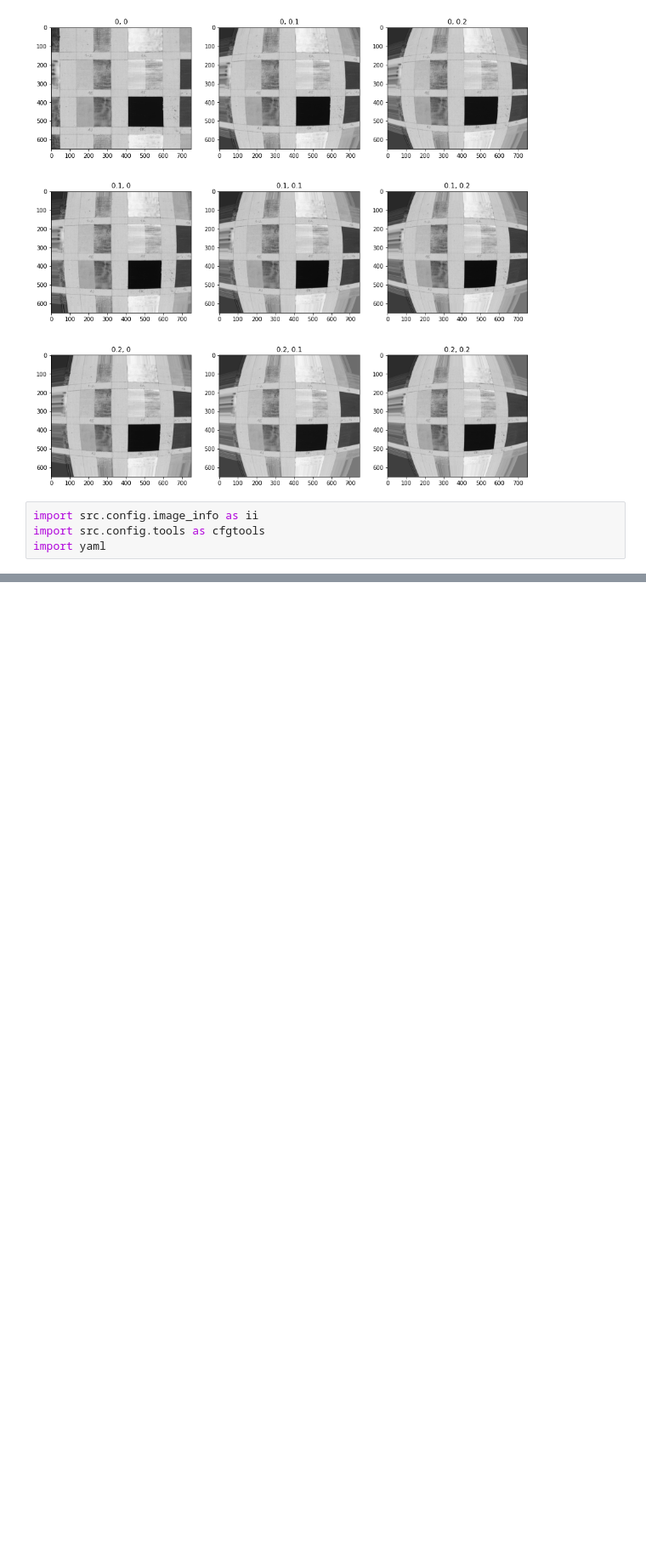
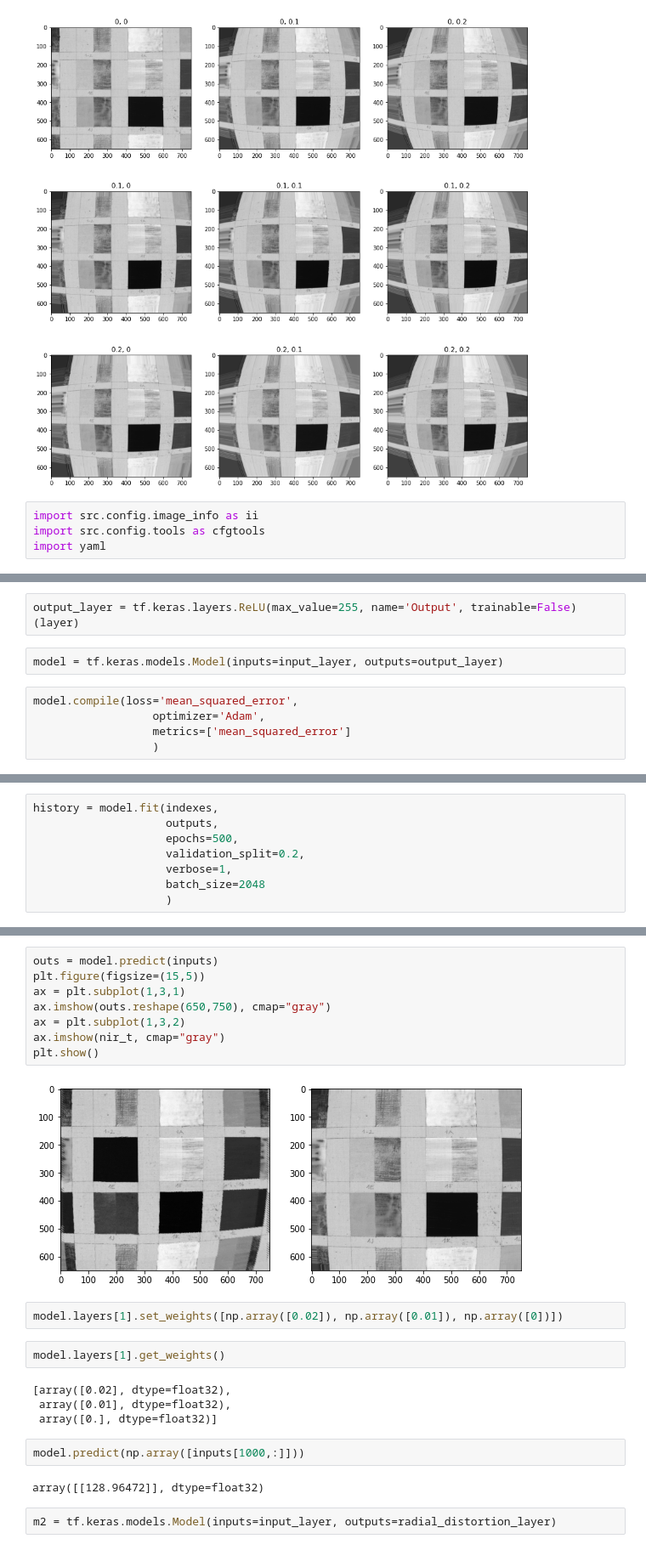
Before and after one commit to gimlidc/igre, a Jupyter notebook: notebooks/06_ip4ai_2021.ipynb, the cells around one changed output, grey strips where cells are left out. Shown at 85% size. Drawn from its saved outputs; the diff is of its cells as text; blank space fills up the shorter version.

Commit message:
debug of radial distortion layer

```diff
--- a/notebooks/06_ip4ai_2021.ipynb
+++ b/notebooks/06_ip4ai_2021.ipynb
@@ -154,0 +144,9 @@ from src.data.ann.input_preprocessor import training_batch_selection_radial as s
+# %%
+output_layer = tf.keras.layers.ReLU(max_value=255, name='Output', trainable=False)(layer)
+# %%
+model = tf.keras.models.Model(inputs=input_layer, outputs=output_layer)
+# %%
+model.compile(loss='mean_squared_error',
+                  optimizer='Adam',
+                  metrics=['mean_squared_error']
+                  )
@@ -154,0 +161,8 @@ from src.data.ann.input_preprocessor import training_batch_selection_radial as s
+# %%
+history = model.fit(indexes,
+                    outputs,
+                    epochs=500,
+                    validation_split=0.2,
+                    verbose=1,
+                    batch_size=2048
+                    )
@@ -154,0 +188,24 @@ from src.data.ann.input_preprocessor import training_batch_selection_radial as s
+# %%
+outs = model.predict(inputs)
+plt.figure(figsize=(15,5))
+ax = plt.subplot(1,3,1)
+ax.imshow(outs.reshape(650,750), cmap="gray")
+ax = plt.subplot(1,3,2)
+ax.imshow(nir_t, cmap="gray")
+plt.show()
+# %% [output]
+[figure, added]
+# %%
+model.layers[1].set_weights([np.array([0.02]), np.array([0.01]), np.array([0])])
+# %%
+model.layers[1].get_weights()
+# %% [output]
+[array([0.02], dtype=float32),
+ array([0.01], dtype=float32),
+ array([0.], dtype=float32)]
+# %%
+model.predict(np.array([inputs[1000,:]]))
+# %% [output]
+array([[128.96472]], dtype=float32)
+# %%
+m2 = tf.keras.models.Model(inputs=input_layer, outputs=radial_distortion_layer)
```
Also changed, not shown: parts of 24 cells of this notebook, 4 other files.
